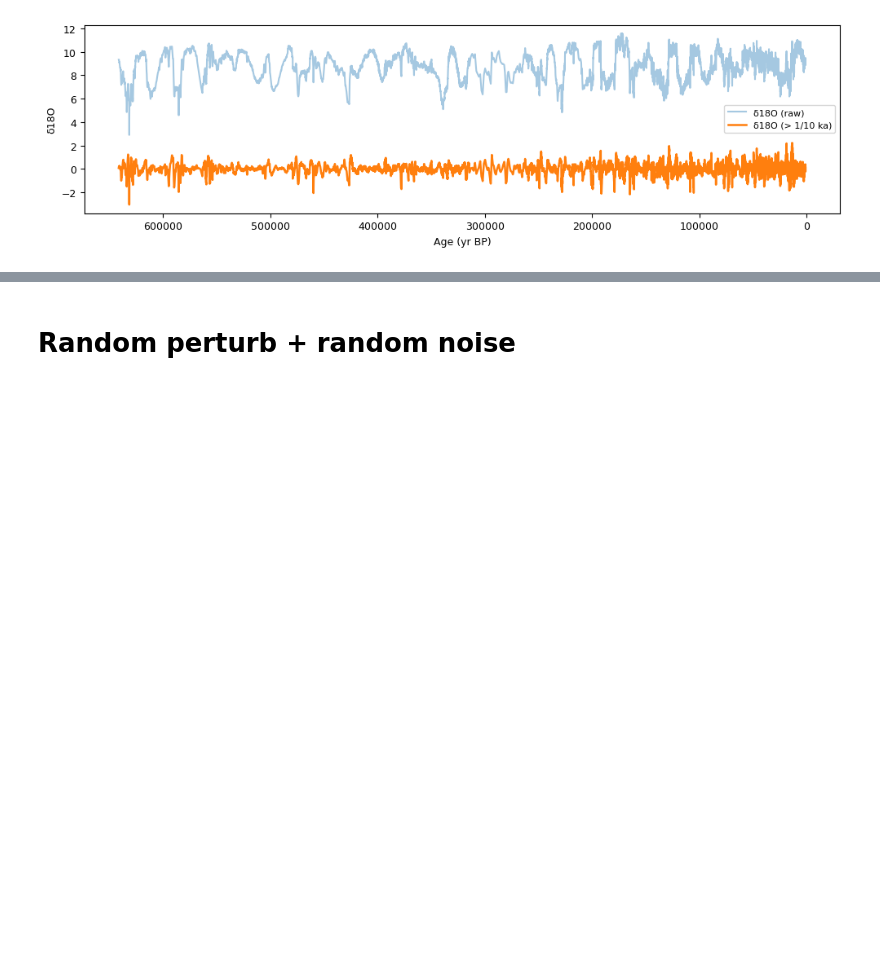
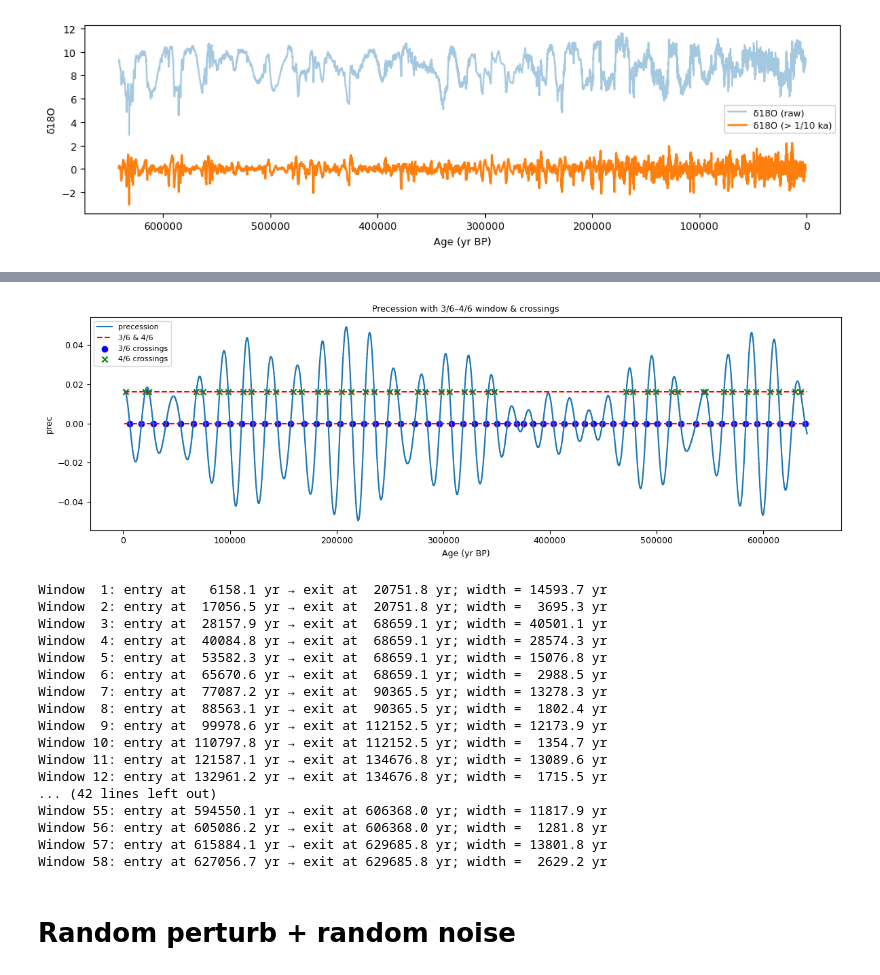
Before and after one commit to Peisong-Zheng/bipolar_seesaw_CCM, a Jupyter notebook: Syn_test_TBK.ipynb, the cells around one changed output, grey strips where cells are left out. Cells and saved outputs as stored; diff of their text form; code cells hidden in the pictures; blank space fills up the shorter version.

```diff
--- a/Syn_test_TBK.ipynb
+++ b/Syn_test_TBK.ipynb
@@ -610,3 +745,76 @@ First 10 local-TE values: [[ 0.00525983  0.00525983  0.00525983 ... -0.00105327
+# %%
+import numpy as np
+import matplotlib.pyplot as plt
+
+prec = df_pre_i['pre'].values
+time = df_pre_i['age'].values
+
+# normalize and define thresholds in raw units
+pmin, pmax = prec.min(), prec.max()
+lo_level, hi_level = 3/6, 4/6
+lo_thresh = pmin + lo_level * (pmax - pmin)
+hi_thresh = pmin + hi_level * (pmax - pmin)
+
+# helper to find crossings with linear interpolation
+def find_crossings(x, y, thresh):
+    idx = np.where(np.diff(np.sign(y - thresh)) != 0)[0]
+    ages = []
+    for i in idx:
+        t0, t1 = x[i],   x[i+1]
+        y0, y1 = y[i],   y[i+1]
+        t_cross = t0 + (thresh - y0)*(t1 - t0)/(y1 - y0)
+        ages.append(t_cross)
+    return np.array(ages)
+
+lo_ages = find_crossings(time, prec, lo_thresh)
+hi_ages = find_crossings(time, prec, hi_thresh)
+
+# pair each lo → next hi to get window widths
+widths = []
+for t_lo in lo_ages:
+    # find first hi after this lo
+    future_hi = hi_ages[hi_ages > t_lo]
+    if len(future_hi):
+        widths.append(future_hi[0] - t_lo)
+
+# plot
+plt.figure(figsize=(12,4))
+plt.plot(time, prec, label='precession')
+plt.hlines([lo_thresh, hi_thresh], time.min(), time.max(),
+           colors='red', linestyles='--', label='3/6 & 4/6')
+plt.scatter(lo_ages, np.full_like(lo_ages, lo_thresh),
+            marker='o', color='blue', label='3∕6 crossings')
+plt.scatter(hi_ages, np.full_like(hi_ages, hi_thresh),
+            marker='x', color='green', label='4∕6 crossings')
+plt.xlabel('Age (yr BP)')
+plt.ylabel('prec')
+plt.title('Precession with 3∕6–4∕6 window & crossings')
+plt.legend()
+plt.tight_layout()
+plt.show()
+
+# print out window widths
+for i, w in enumerate(widths, 1):
+    print(f"Window {i:2d}: entry at {lo_ages[i-1]:8.1f} yr → exit at {lo_ages[i-1]+w:8.1f} yr; width = {w:7.1f} yr")
+# %% [output]
+[figure, added]
+Window  1: entry at   6158.1 yr → exit at  20751.8 yr; width = 14593.7 yr
+Window  2: entry at  17056.5 yr → exit at  20751.8 yr; width =  3695.3 yr
+Window  3: entry at  28157.9 yr → exit at  68659.1 yr; width = 40501.1 yr
+Window  4: entry at  40084.8 yr → exit at  68659.1 yr; width = 28574.3 yr
+Window  5: entry at  53582.3 yr → exit at  68659.1 yr; width = 15076.8 yr
+Window  6: entry at  65670.6 yr → exit at  68659.1 yr; width =  2988.5 yr
+Window  7: entry at  77087.2 yr → exit at  90365.5 yr; width = 13278.3 yr
+Window  8: entry at  88563.1 yr → exit at  90365.5 yr; width =  1802.4 yr
+Window  9: entry at  99978.6 yr → exit at 112152.5 yr; width = 12173.9 yr
+Window 10: entry at 110797.8 yr → exit at 112152.5 yr; width =  1354.7 yr
+Window 11: entry at 121587.1 yr → exit at 134676.8 yr; width = 13089.6 yr
+Window 12: entry at 132961.2 yr → exit at 134676.8 yr; width =  1715.5 yr
+... (42 lines left out)
+Window 55: entry at 594550.1 yr → exit at 606368.0 yr; width = 11817.9 yr
+Window 56: entry at 605086.2 yr → exit at 606368.0 yr; width =  1281.8 yr
+Window 57: entry at 615884.1 yr → exit at 629685.8 yr; width = 13801.8 yr
+Window 58: entry at 627056.7 yr → exit at 629685.8 yr; width =  2629.2 yr
 # %% [markdown]
 # Random perturb + random noise
 # %%
```
Also changed, not shown: parts of 6 cells of this notebook, 11 other files.
